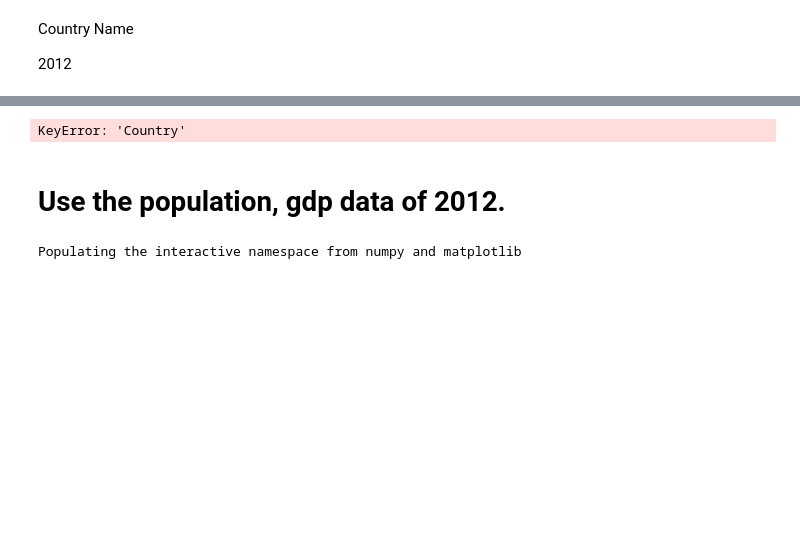
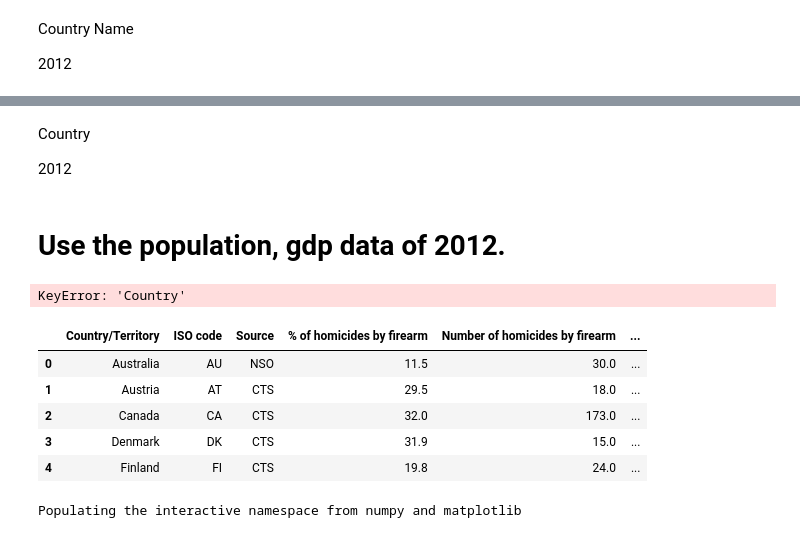
Before and after one commit to gc2300/PUI2017_gc2300, a Jupyter notebook: HW5_gc2300/HW5_A3.ipynb, the cells around one changed output, grey strips where cells are left out. Drawn from its saved outputs; the diff is of its cells as text; code cells hidden in the pictures; blank space fills up the shorter version.

```diff
--- a/HW5_gc2300/HW5_A3.ipynb
+++ b/HW5_gc2300/HW5_A3.ipynb
@@ -107,9 +103,25 @@ gdp.head()
-# %%
-gdp['Country']
-# %% [output]
-KeyError: 'Country'
+# %% [markdown]
+Country
+
+2012
 # %% [markdown]
 # Use the population, gdp data of 2012.
+# %%
+df1 = df.merge(shoot, right_on="Country", left_on="Country/Territory")
+df1=df1.merge(pop, right_on="Country Name", left_on="Country/Territory")
+df1=df1.merge(gdp, right_on="Country", left_on="Country/Territory")
+df1.head()
+# %% [output]
+KeyError: 'Country'
+# %%
+df1=df1.merge(pop, rigth_on="Country Name", left_on="Country/Territory")
+# %% [output]
+|  | Country/Territory | ISO code | Source | % of homicides by firearm | Number of homicides by firearm | ... |
+| 0 | Australia | AU | NSO | 11.5 | 30.0 | ... |
+| 1 | Austria | AT | CTS | 29.5 | 18.0 | ... |
+| 2 | Canada | CA | CTS | 32.0 | 173.0 | ... |
+| 3 | Denmark | DK | CTS | 31.9 | 15.0 | ... |
+| 4 | Finland | FI | CTS | 19.8 | 24.0 | ... |
 # %%
 df_ = df_.merge(ms, right_on="Country", left_on="Country Name")
 df_.head()
```
Also changed, not shown: parts of 5 cells of this notebook, 1 other file.
